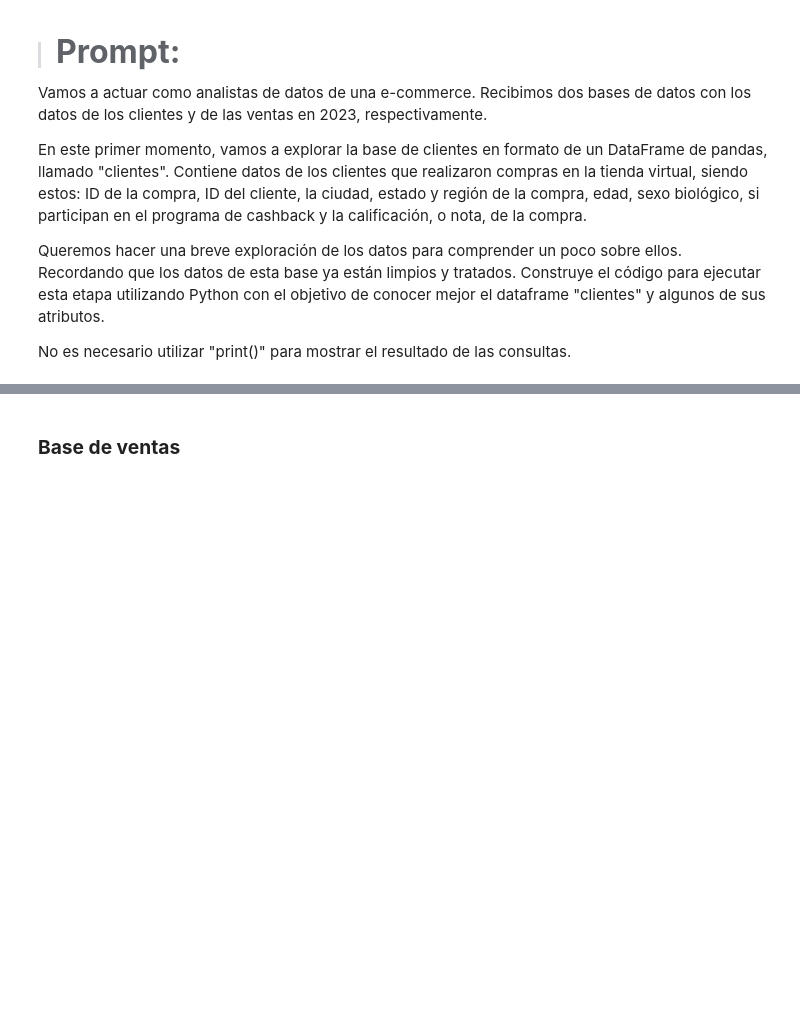
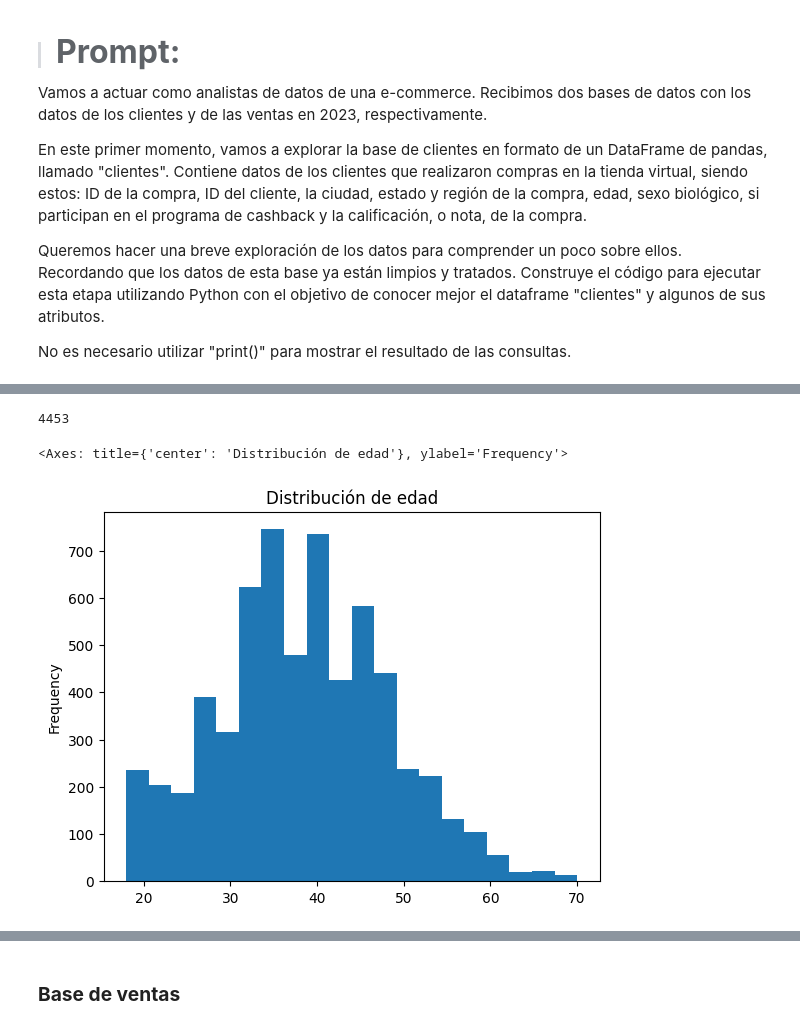
Before and after one commit to Eliecer91/Eliecer91.github.io, a Jupyter notebook: IA_aplicada_a_ciencia_de_datos.ipynb, the cells around one changed output, grey strips where cells are left out. Saved outputs shown, nothing was run; the diff lists cells and outputs as text; code cells hidden in the pictures; blank space fills up the shorter version.

```diff
--- a/IA_aplicada_a_ciencia_de_datos.ipynb
+++ b/IA_aplicada_a_ciencia_de_datos.ipynb
@@ -126,0 +157,12 @@ clientes['participa_cashback'].value_counts(normalize=True) * 100
+# %%
+# Verificación de unicidad del ID de compra y del ID del cliente
+clientes['ID_compra'].is_unique  # Debería ser True si cada compra es única
+clientes['ID_cliente'].nunique()  # Cuántos clientes distintos hay
+# %% [output]
+4453
+# %%
+# Distribución de la edad de los clientes
+clientes['edad'].plot(kind='hist', bins=20, title='Distribución de edad')
+# %% [output]
+<Axes: title={'center': 'Distribución de edad'}, ylabel='Frequency'>
+[figure, added]
```
Also changed, not shown: parts of 23 cells of this notebook.
